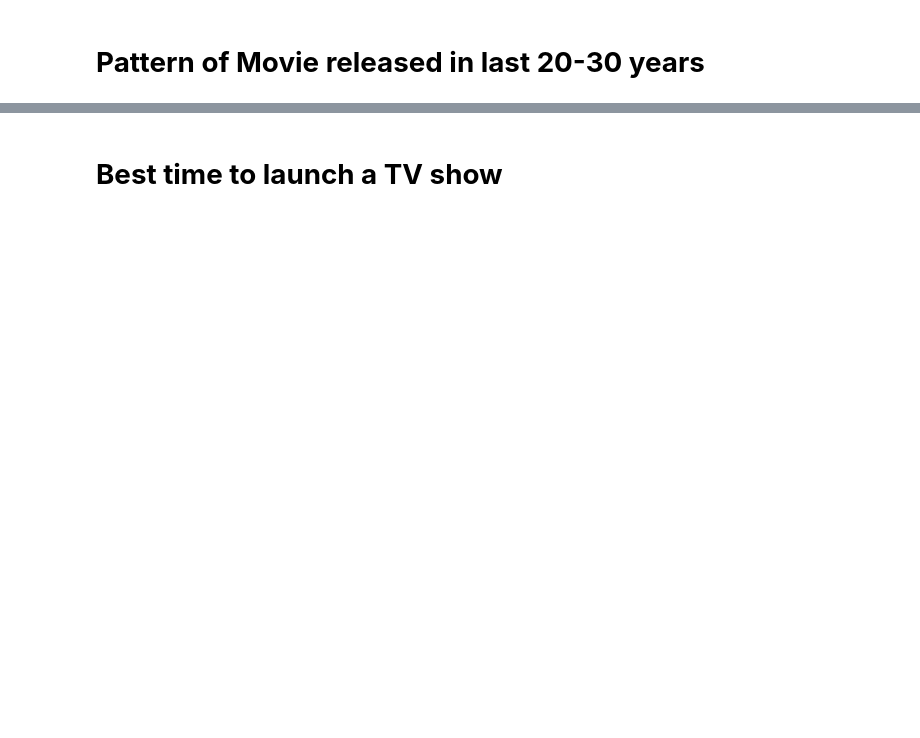
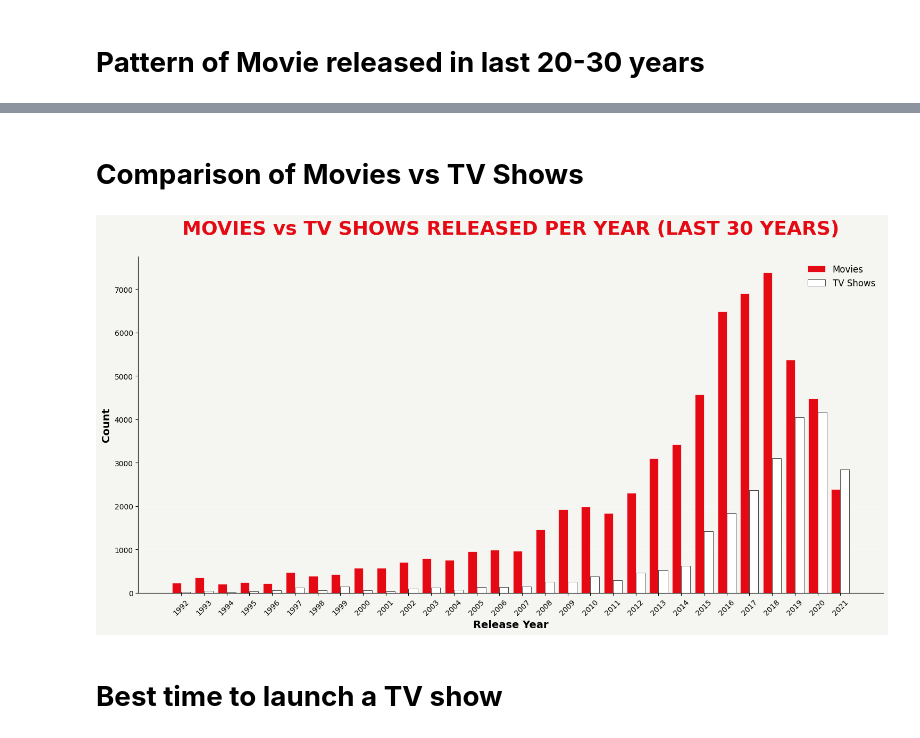
Before and after one commit to RichaGaharwar/Exploratory-Data-Analysis-Netflix-, a Jupyter notebook: Netflix_EDA.ipynb, the cells around one changed output, grey strips where cells are left out. Drawn from its saved outputs; the diff is of its cells as text; code cells hidden in the pictures; blank space fills up the shorter version.

```diff
--- a/Netflix_EDA.ipynb
+++ b/Netflix_EDA.ipynb
@@ -637,3 +710,54 @@ plt.show()
+# %% [markdown]
+# **Comparison of Movies vs TV Shows**
+# %%
+import matplotlib.pyplot as plt
+import numpy as np
+
+# Styling constants
+bg_color = '#f5f5f1'
+netflix_red = '#E50914'
+text_color = 'black'
+
+# Setup the figure
+fig, ax = plt.subplots(figsize=(15, 8))
+fig.set_facecolor(bg_color)
+ax.set_facecolor(bg_color)
+
+# Chart parameters
+width = 0.4  # Width of each bar
+x = np.arange(len(movie_released.index))  # Label locations
+
+# Plotting the bars side-by-side
+bars1 = ax.bar(x - width/2, movie_released.values, width,
+               color=netflix_red, edgecolor='white', linewidth=0.5, label='Movies')
+
+bars2 = ax.bar(x + width/2, TV_Show_released.values, width,
+               color='white', edgecolor='black', linewidth=0.5, label='TV Shows')
+
+# Title and Labels
+plt.title('MOVIES vs TV SHOWS RELEASED PER YEAR (LAST 30 YEARS)',
+          fontsize=26, fontweight='black', color=netflix_red, pad=30)
+
+plt.xlabel('Release Year', fontsize=14, fontweight='bold', color=text_color)
+plt.ylabel('Count', fontsize=14, fontweight='bold', color=text_color)
+
+# X and Y axis formatting
+plt.xticks(x, movie_released.index, rotation=45, color=text_color)
+plt.yticks(color=text_color)
+
+# Remove chart borders (spines)
+ax.spines['top'].set_visible(False)
+ax.spines['right'].set_visible(False)
+
+# Grid and Legend
+ax.yaxis.grid(True, linestyle='--', alpha=0.5, color='white')
+ax.set_axisbelow(True)
+plt.legend(frameon=False, fontsize=12)
+
+plt.tight_layout()
+plt.show()
+# %% [output]
+[figure, added]
 # %% [markdown]
 # **Best time to launch a TV show**
 # %%
```
Also changed, not shown: parts of 40 cells of this notebook.
